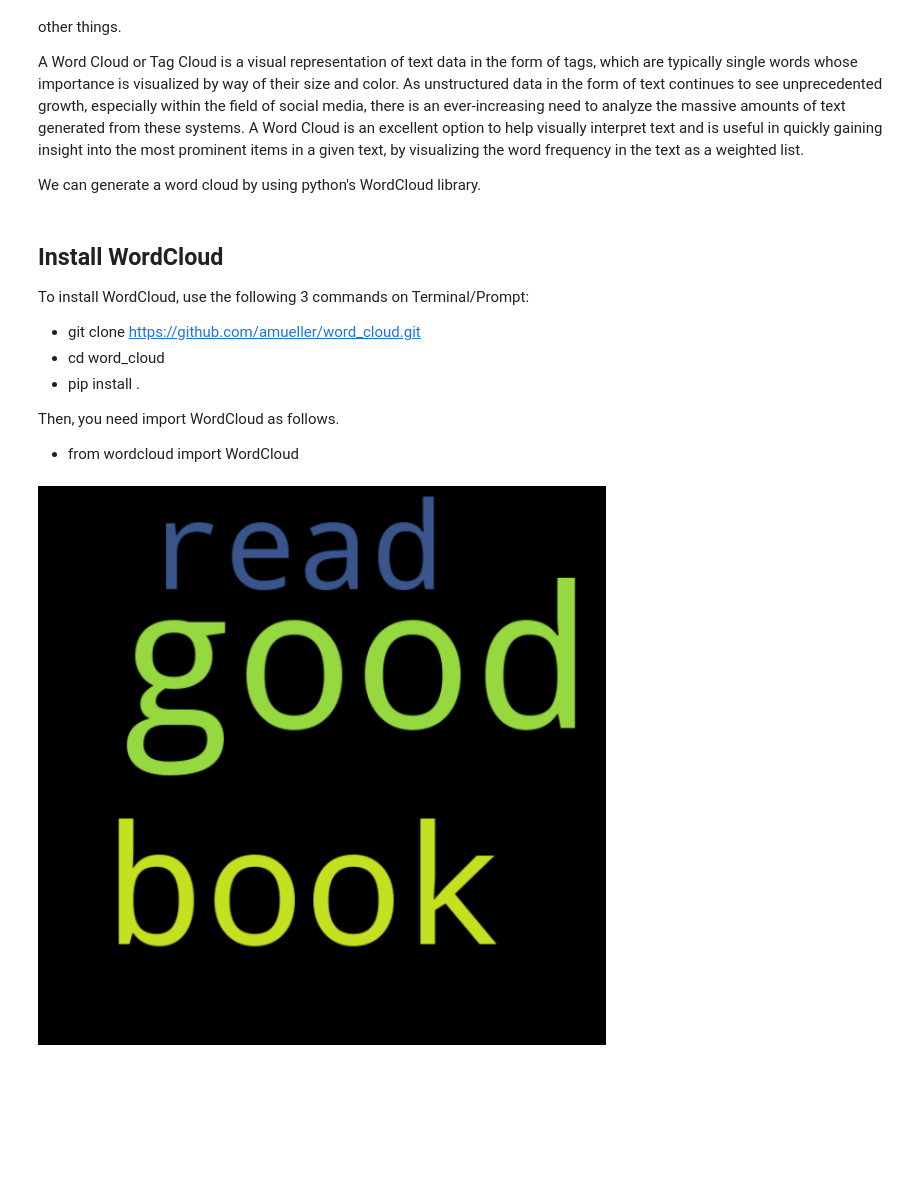
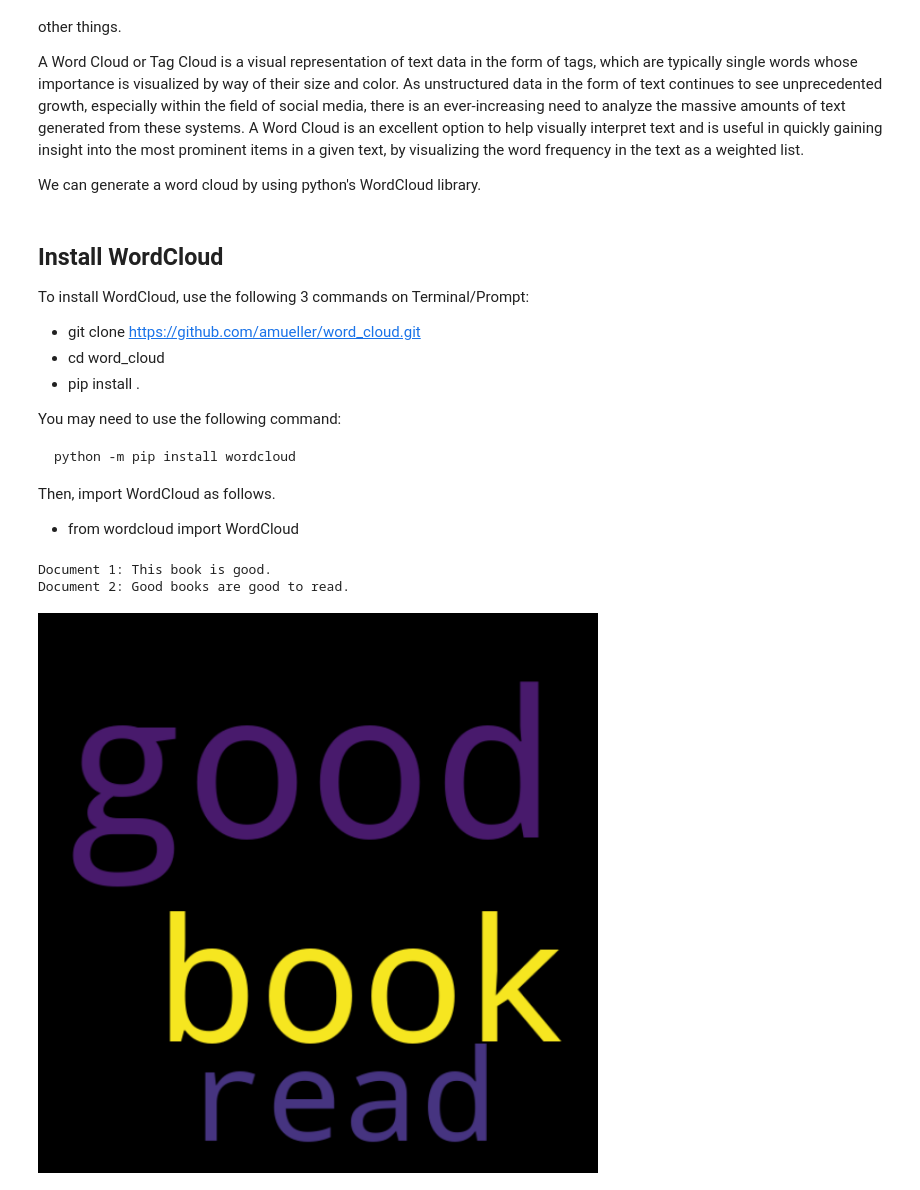
Before and after one commit to rhasanbd/Naive-Bayes-Algorithms-Foray-Into-Text-Classification, a Jupyter notebook: Feature Extraction for Text Classification.ipynb, the cells around one changed output. Drawn from its saved outputs; the diff is of its cells as text; code cells hidden in the pictures; blank space fills up the shorter version.

```diff
--- a/Feature Extraction for Text Classification.ipynb
+++ b/Feature Extraction for Text Classification.ipynb
@@ -328,13 +367,20 @@ count_vect = CountVectorizer(lowercase=True, stop_words='english')
 document_counts = count_vect.fit_transform(documents)
 
 
-print("Feature Names:")
+j = 1
+for i in documents:
+    print("Document %d: %s" % (j, i))
+    j += 1
+
+
+
+print("\nFeature Names:")
 print(count_vect.get_feature_names())
 
 
 print("\nVocabulary: ", count_vect.vocabulary_)
 
 
-print("\nCount Vector Matrix (Dense Matrix)")
+print("\nCount Vector Matrix (Dense Matrix):")
 print(document_counts.toarray())
 # %% [output]
@@ -364,7 +413,14 @@ tfidf_vectorizer = TfidfVectorizer()
 tfidf_matrix = tfidf_vectorizer.fit_transform(documents)
 
 
-print("Feature Names:")
+j = 1
+for i in documents:
+    print("Document %d: %s" % (j, i))
+    j += 1
+
+
+
+print("\nFeature Names:")
 print(tfidf_vectorizer.get_feature_names())
 
 
@@ -405,7 +464,14 @@ count_vect = CountVectorizer(lowercase=True, binary=True)
 document_counts = count_vect.fit_transform(documents)
 
 
-print("Feature Names:")
+j = 1
+for i in documents:
+    print("Document %d: %s" % (j, i))
+    j += 1
+
+
+
+print("\nFeature Names:")
 print(count_vect.get_feature_names())
 
 
@@ -459,8 +530,14 @@ Whether the feature should be made of word or character n-grams. Option ‘char_
 count_vect = CountVectorizer(lowercase=True, analyzer="word", ngram_range=(1, 2))
 document_counts = count_vect.fit_transform(documents)
 
+j = 1
+for i in documents:
+    print("Document %d: %s" % (j, i))
+    j += 1
 
-print("Feature Names:")
+
+
+print("\nFeature Names:")
 print(count_vect.get_feature_names())
 
 
@@ -494,29 +574,42 @@ To install WordCloud, use the following 3 commands on Terminal/Prompt:
 - cd word_cloud
 - pip install .
 
-Then, you need import WordCloud as follows.
+You may need to use the following command:
+
+    python -m pip install wordcloud
+
+Then, import WordCloud as follows.
 
 - from wordcloud import WordCloud
 # %%
 from wordcloud import WordCloud
 %matplotlib inline
 import matplotlib.pyplot as plt
 
 documents = (
 "This book is good.",
 "Good books are good to read."
 )
 
 
+j = 1
+for i in documents:
+    print("Document %d: %s" % (j, i))
+    j += 1
+
+print("\n")
+
 all_words = ''.join(list(documents))
 
 
 spam_wordclod = WordCloud(width = 512,height = 512).generate(all_words)
 plt.figure(figsize = (10, 8), facecolor = 'k')
 plt.imshow(spam_wordclod, interpolation='bilinear')
 plt.axis('off')
 plt.tight_layout(pad = 0)
 plt.show()
 # %% [output]
+Document 1: This book is good.
+Document 2: Good books are good to read.
-[figure, old version]
+[figure, new version]
 # %% [markdown]
```
Also changed, not shown: parts of 18 cells of this notebook.
